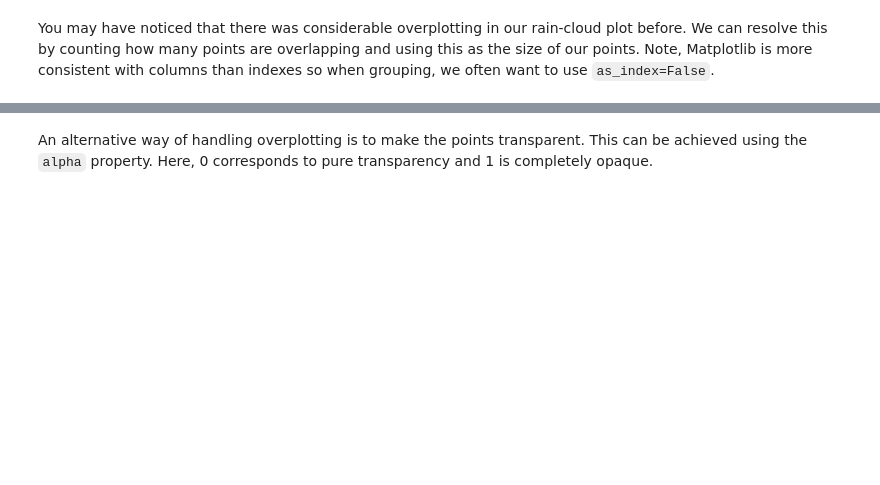
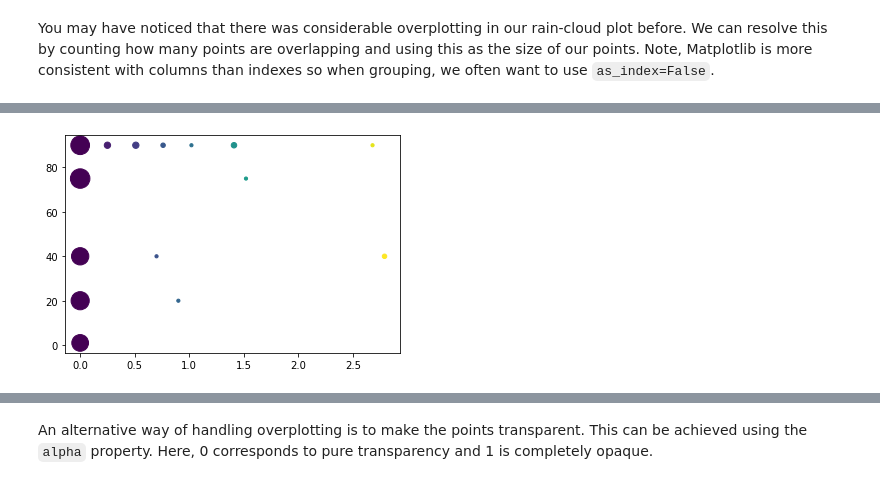
Before and after one commit to JoeBlackSci/python-for-data-science-wdss, a Jupyter notebook: session2/session-two-teaching-questions.ipynb, the cells around one changed output, grey strips where cells are left out. Drawn from its saved outputs; the diff is of its cells as text; code cells hidden in the pictures; blank space fills up the shorter version.

```diff
--- a/session2/session-two-teaching-questions.ipynb
+++ b/session2/session-two-teaching-questions.ipynb
@@ -225,5 +258,7 @@ rain_cloud.head()
 # %%
 # Plot cloud coverage vs rainfall as a count plot
 fig, ax = plt.subplots()
-ax.scatter(rain_cloud.rain_1h, rain_cloud.clouds_all, s=rain_cloud['size'] * 10)
+ax.scatter(rain_cloud.rain_1h, rain_cloud.clouds_all, s=rain_cloud['size'] * 10, c=rain_cloud.rain_1h)
 plt.show()
+# %% [output]
+[figure, added]
```
Also changed, not shown: parts of 24 cells of this notebook, 2 other files.
